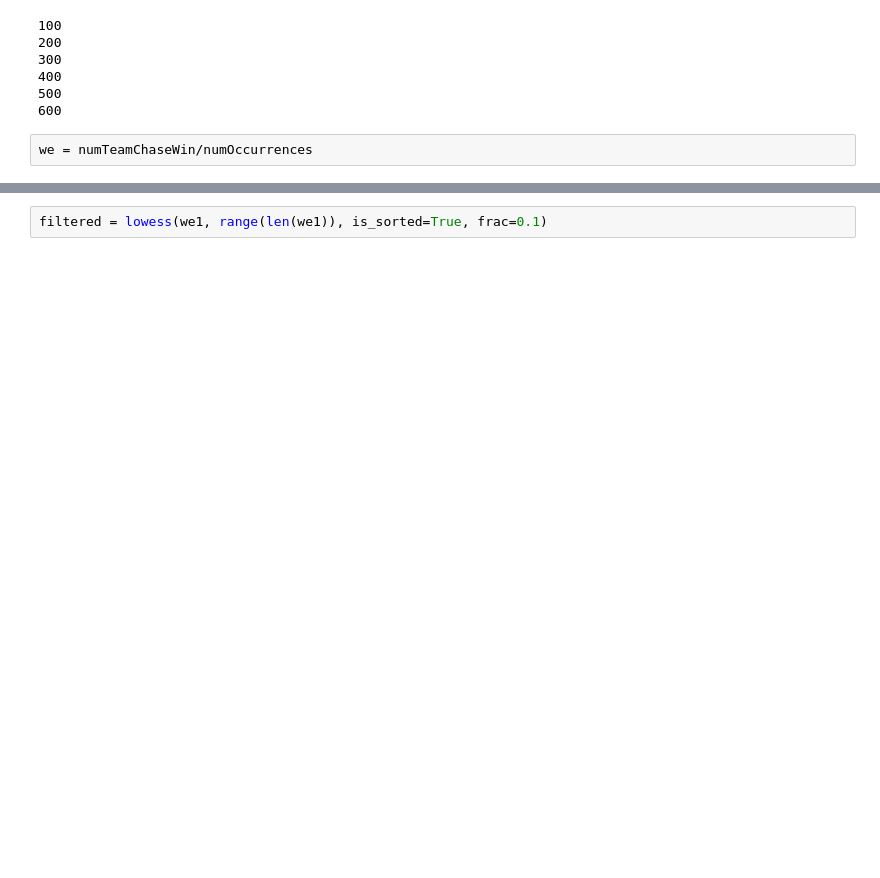
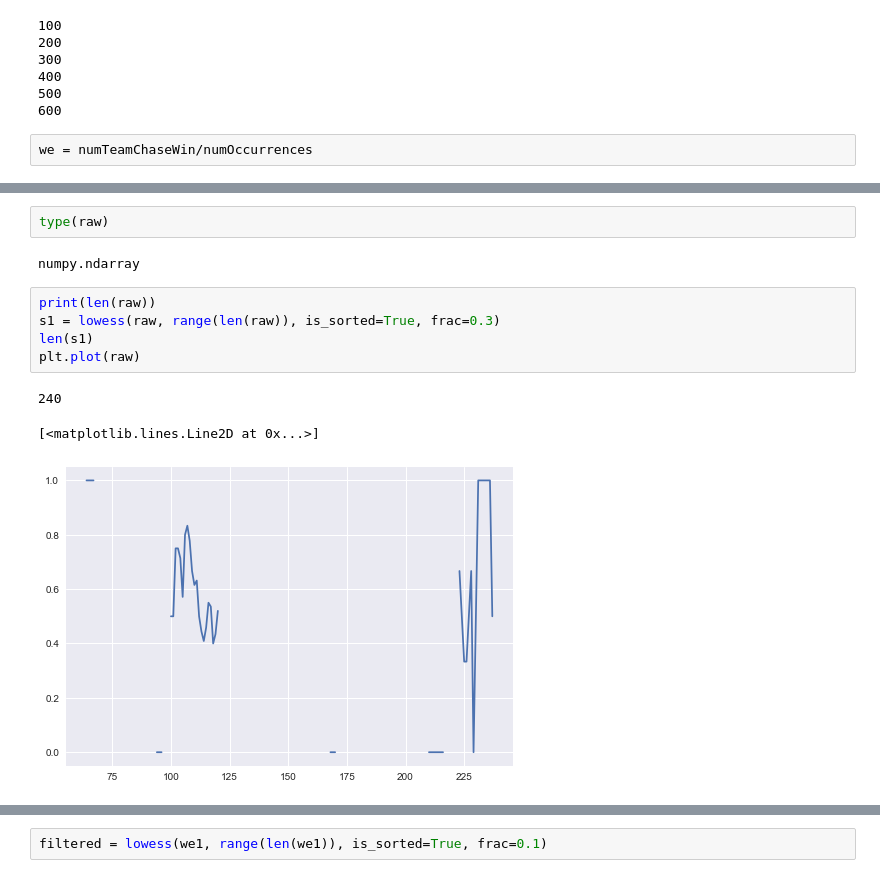
Before and after one commit to deepak-karkala/articles, a Jupyter notebook: cricket_sabermetrics/win_expectancy.ipynb, the cells around one changed output, grey strips where cells are left out. Cells and saved outputs as stored; diff of their text form; blank space fills up the shorter version.

```diff
--- a/cricket_sabermetrics/win_expectancy.ipynb
+++ b/cricket_sabermetrics/win_expectancy.ipynb
@@ -289,0 +342,13 @@ for m in [2]: #df['match_id'].unique():
+# %%
+type(raw)
+# %% [output]
+numpy.ndarray
+# %%
+print(len(raw))
+s1 = lowess(raw, range(len(raw)), is_sorted=True, frac=0.3)
+len(s1)
+plt.plot(raw)
+# %% [output]
+240
+[<matplotlib.lines.Line2D at 0x...>]
+[figure, added]
```
Also changed, not shown: parts of 26 cells of this notebook.
